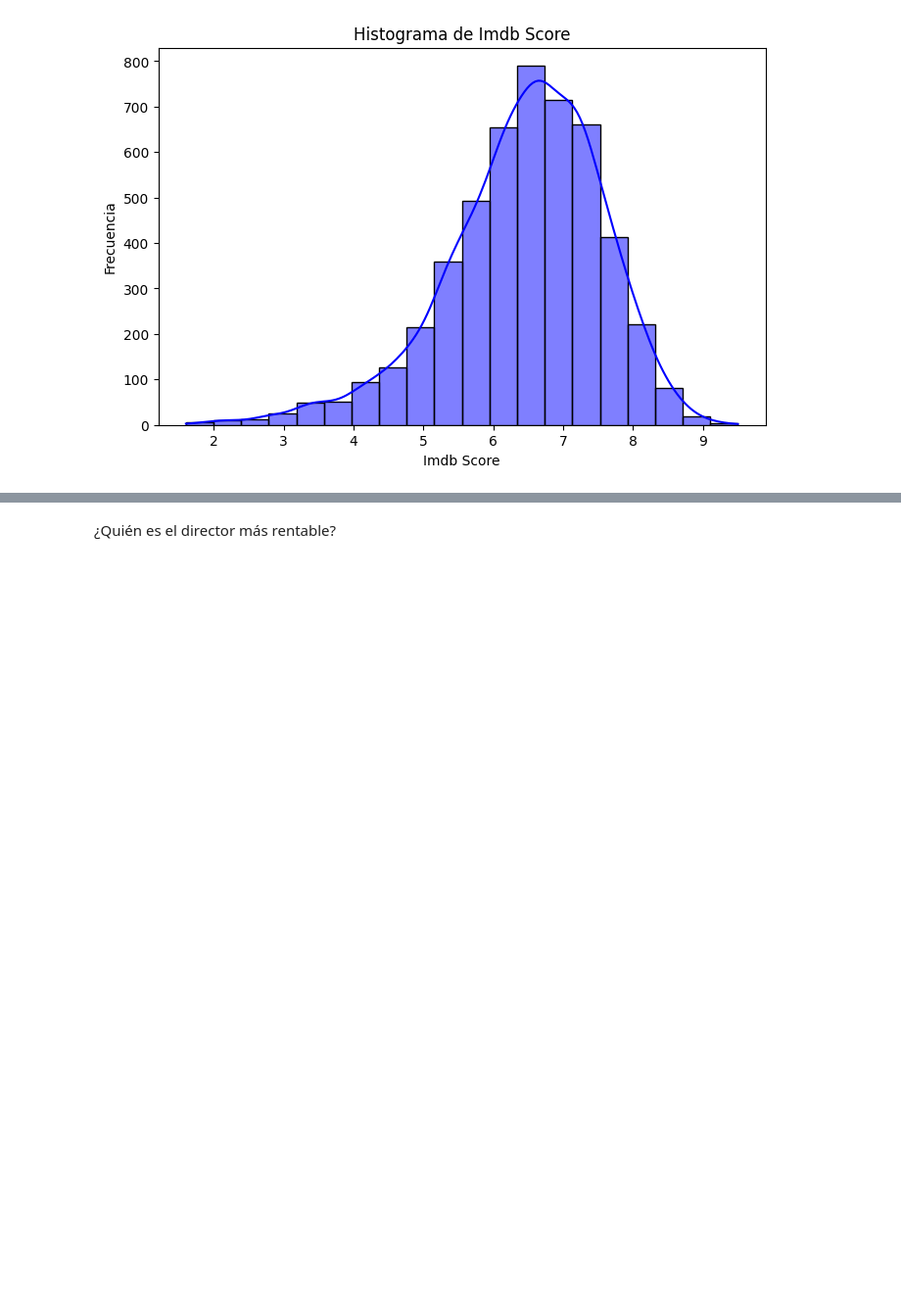
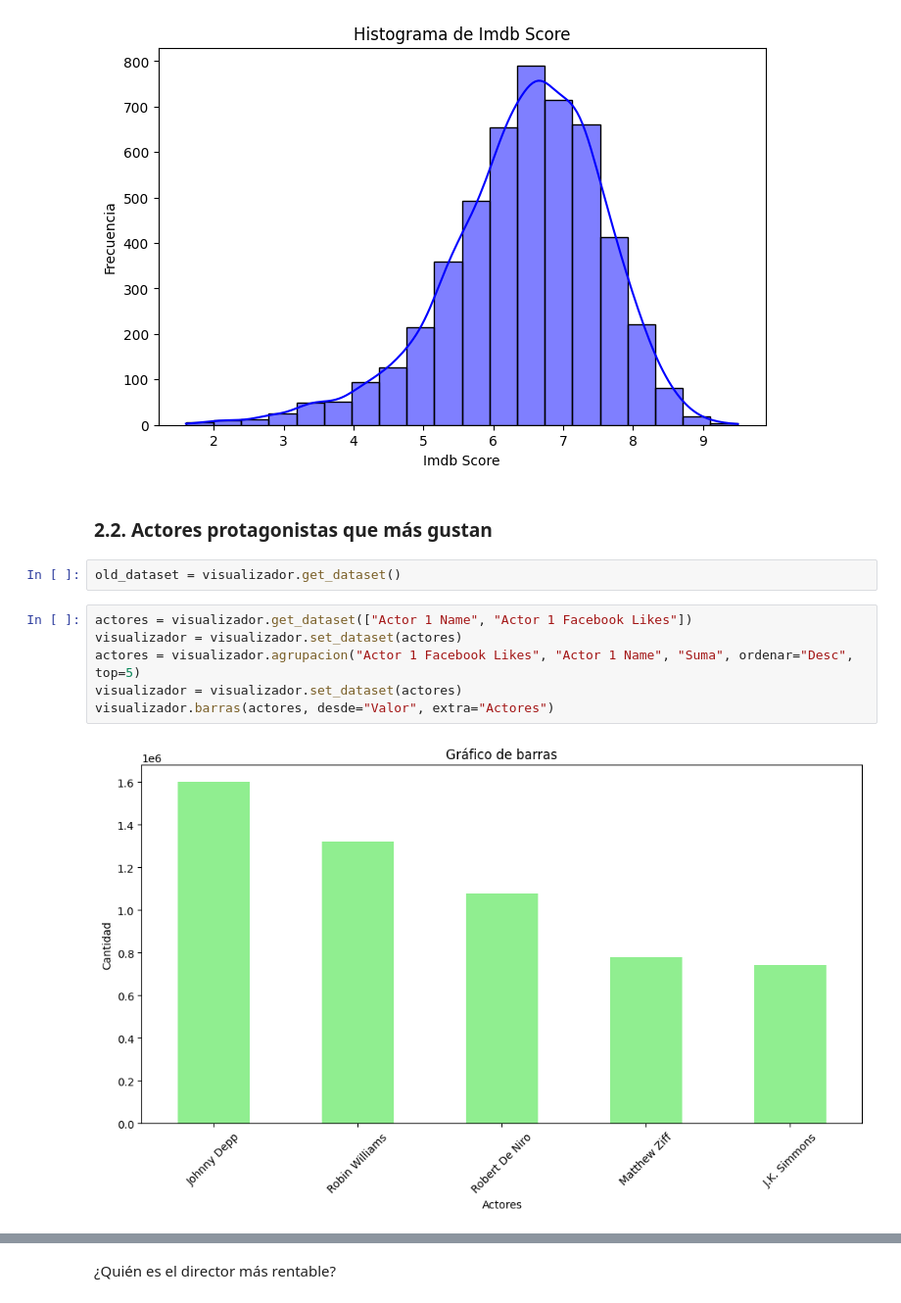
Before and after one commit to DCodePz/Evolve-Proyecto-1-EDA, a Jupyter notebook: notebooks+python_(v2)/3_Visualización.ipynb, the cells around one changed output, grey strips where cells are left out. Shown: that part at 98% size. Cells and saved outputs as stored; diff of their text form; blank space fills up the shorter version.

Commit message:
Añadir nueva visualización

```diff
--- a/notebooks+python_(v2)/3_Visualización.ipynb
+++ b/notebooks+python_(v2)/3_Visualización.ipynb
@@ -23,4 +23,16 @@ Dataset cargado desde ../data/imdb_5000_movies_limpio.csv.
 visualizador.histograma("Imdb Score")
 # %% [output]
 [figure]
+# %% [markdown]
+### 2.2. Actores protagonistas que más gustan
+# %%
+old_dataset = visualizador.get_dataset()
+# %%
+actores = visualizador.get_dataset(["Actor 1 Name", "Actor 1 Facebook Likes"])
+visualizador = visualizador.set_dataset(actores)
+actores = visualizador.agrupacion("Actor 1 Facebook Likes", "Actor 1 Name", "Suma", ordenar="Desc", top=5)
+visualizador = visualizador.set_dataset(actores)
+visualizador.barras(actores, desde="Valor", extra="Actores")
+# %% [output]
+[figure, added]
 # %% [markdown]
```
Also changed, not shown: parts of 6 cells of this notebook, 4 other files.
